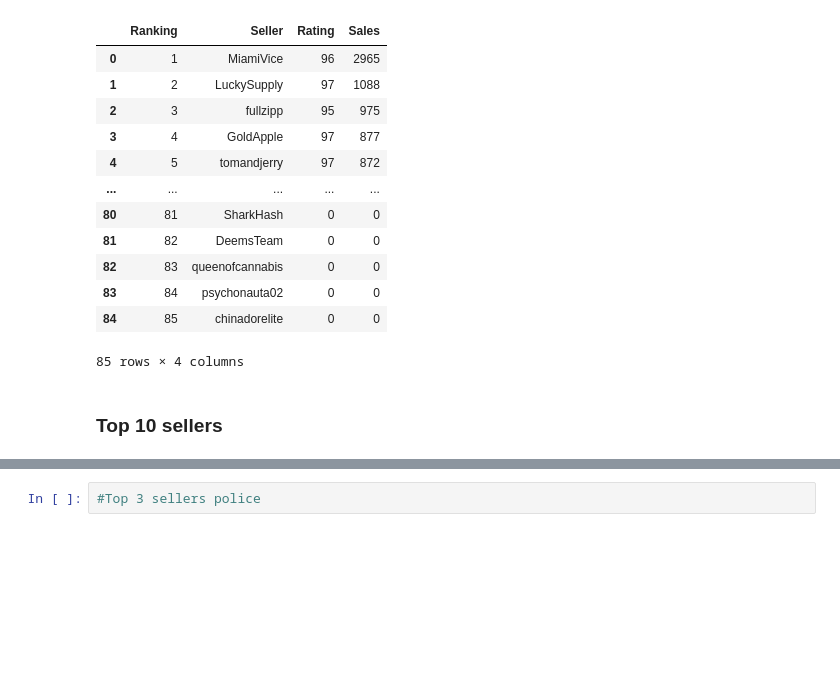
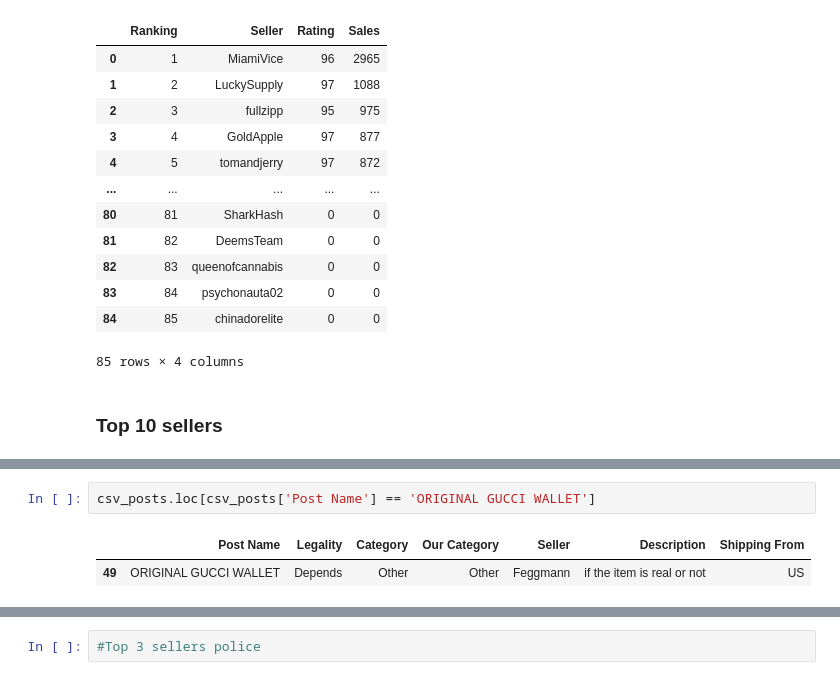
Before and after one commit to nagham-mekky/ForensicsAssignment1, a Jupyter notebook: Assignment1.ipynb, the cells around one changed output, grey strips where cells are left out. Drawn from its saved outputs; the diff is of its cells as text; blank space fills up the shorter version.

```diff
--- a/Assignment1.ipynb
+++ b/Assignment1.ipynb
@@ -99,0 +142,5 @@ csv_sellers.head(10)
+# %%
+csv_posts.loc[csv_posts['Post Name'] == 'ORIGINAL GUCCI WALLET']
+# %% [output]
+|  | Post Name | Legality | Category | Our Category | Seller | Description | Shipping From |
+| 49 | ORIGINAL GUCCI WALLET | Depends | Other | Other | Feggmann | if the item is real or not | US |
```
Also changed, not shown: parts of 30 cells of this notebook.
